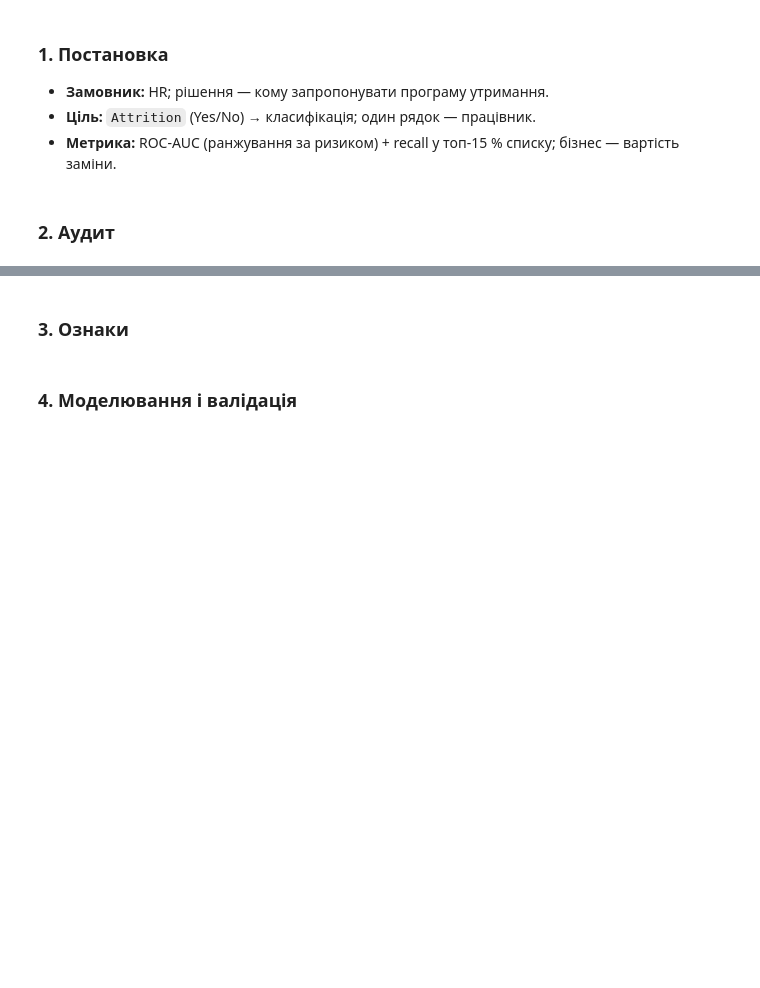
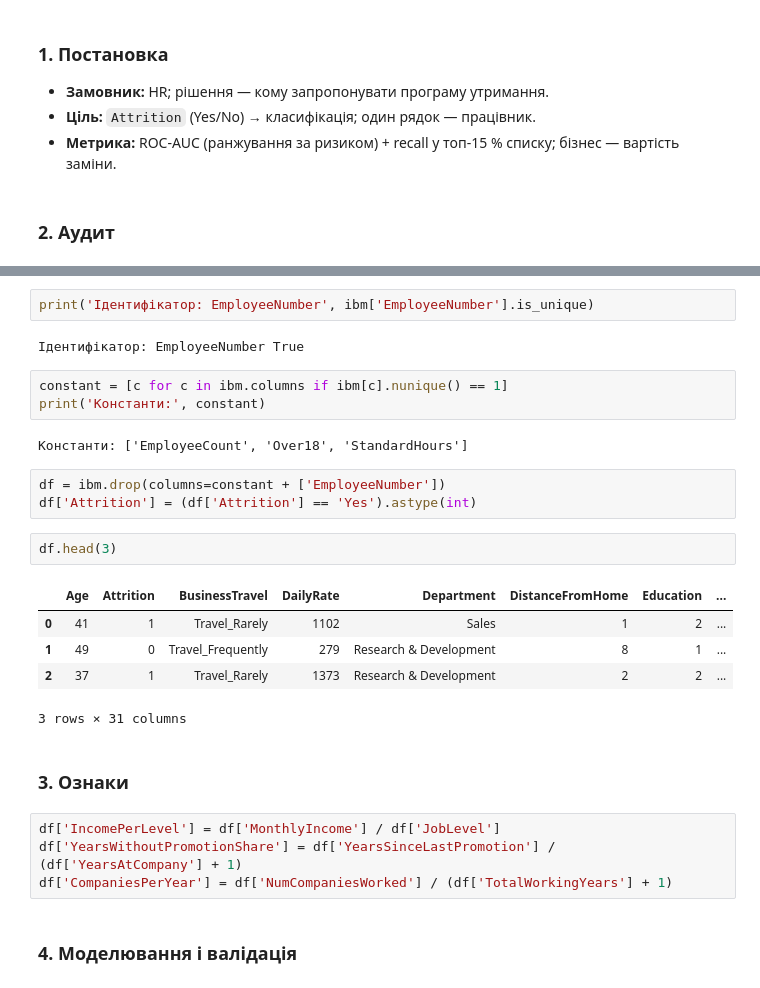
Before and after one commit to RomanLuja/ML, a Jupyter notebook: project_kickoff.ipynb, the cells around one changed output, grey strips where cells are left out. Cells and saved outputs as stored; diff of their text form; blank space fills up the shorter version.

```diff
--- a/project_kickoff.ipynb
+++ b/project_kickoff.ipynb
@@ -70,4 +119,28 @@ ibm.head(3)
+# %%
+print('Ідентифікатор: EmployeeNumber', ibm['EmployeeNumber'].is_unique)
+# %% [output]
+Ідентифікатор: EmployeeNumber True
+# %%
+constant = [c for c in ibm.columns if ibm[c].nunique() == 1]
+print('Константи:', constant)
+# %% [output]
+Константи: ['EmployeeCount', 'Over18', 'StandardHours']
+# %%
+df = ibm.drop(columns=constant + ['EmployeeNumber'])
+df['Attrition'] = (df['Attrition'] == 'Yes').astype(int)
+# %%
+df.head(3)
+# %% [output]
+|  | Age | Attrition | BusinessTravel | DailyRate | Department | DistanceFromHome | Education | ... |
+| 0 | 41 | 1 | Travel_Rarely | 1102 | Sales | 1 | 2 | ... |
+| 1 | 49 | 0 | Travel_Frequently | 279 | Research & Development | 8 | 1 | ... |
+| 2 | 37 | 1 | Travel_Rarely | 1373 | Research & Development | 2 | 2 | ... |
+3 rows × 31 columns
 # %% [markdown]
 ### 3. Ознаки
+# %%
+df['IncomePerLevel'] = df['MonthlyIncome'] / df['JobLevel']
+df['YearsWithoutPromotionShare'] = df['YearsSinceLastPromotion'] / (df['YearsAtCompany'] + 1)
+df['CompaniesPerYear'] = df['NumCompaniesWorked'] / (df['TotalWorkingYears'] + 1)
 # %% [markdown]
 ### 4. Моделювання і валідація
```
Also changed, not shown: parts of 6 cells of this notebook.
